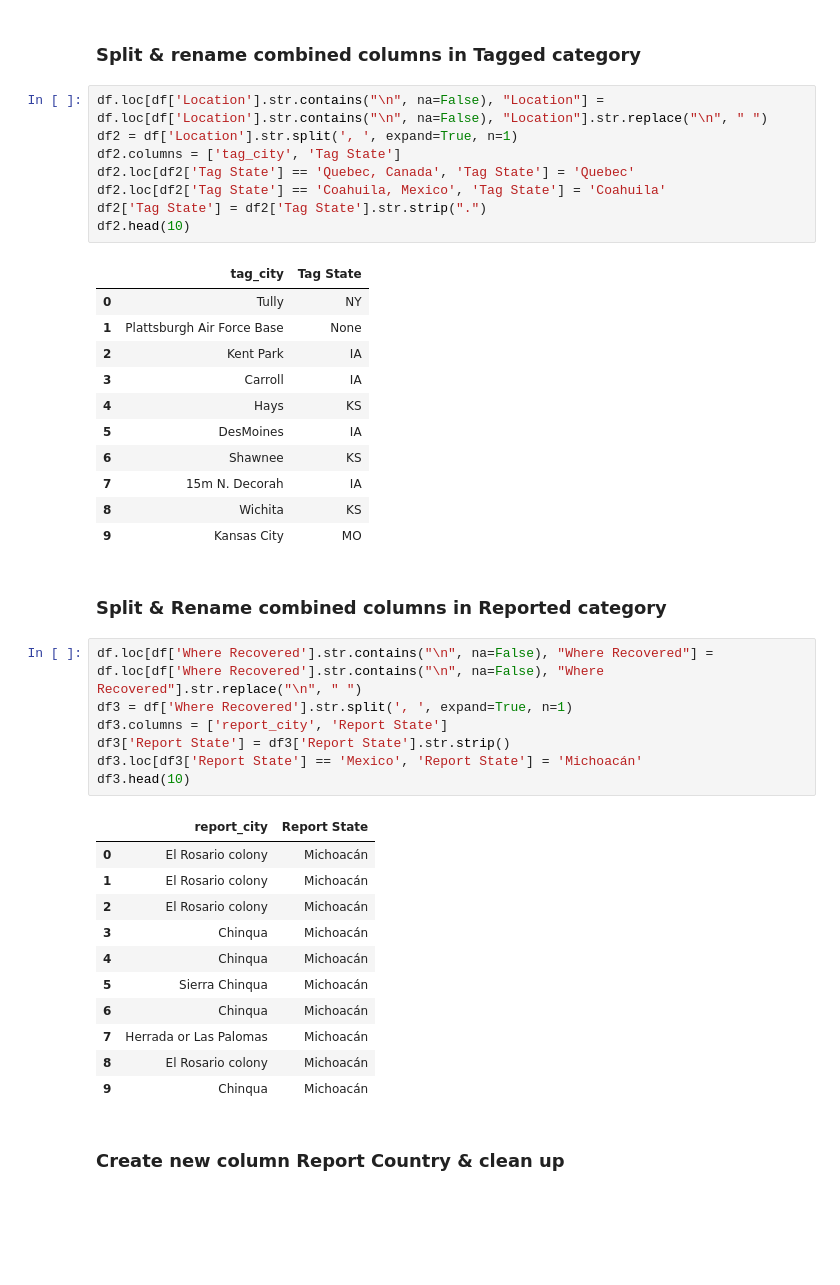
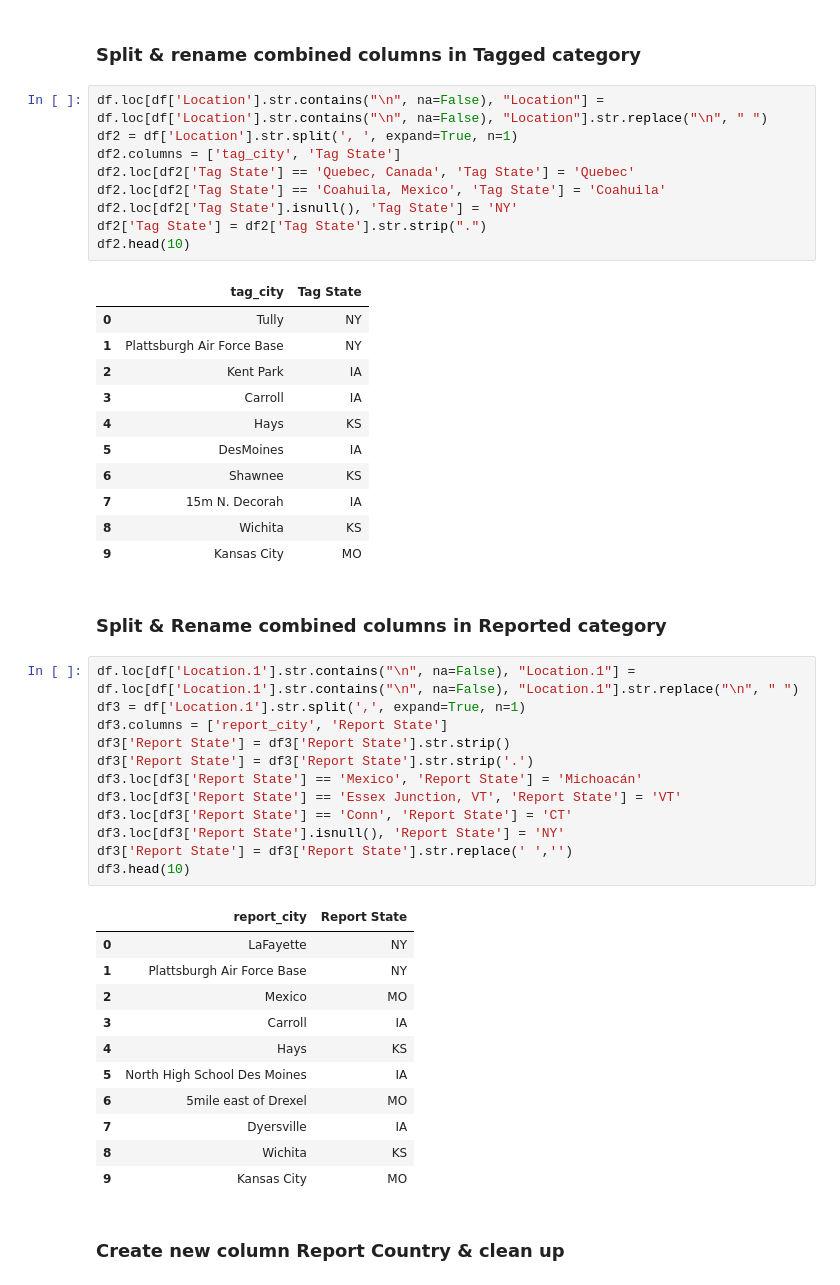
Before and after one commit to ArinkB/Monarchs, a Jupyter notebook: Data/Monarchs_1994_cleanup.ipynb, the cells around one changed output. Cells and saved outputs as stored; diff of their text form; blank space fills up the shorter version.

Commit message:
cleaned report column '94

```diff
--- a/Data/Monarchs_1994_cleanup.ipynb
+++ b/Data/Monarchs_1994_cleanup.ipynb
@@ -63,12 +63,13 @@ df2 = df['Location'].str.split(', ', expand=True, n=1)
 df2.columns = ['tag_city', 'Tag State']
 df2.loc[df2['Tag State'] == 'Quebec, Canada', 'Tag State'] = 'Quebec'
 df2.loc[df2['Tag State'] == 'Coahuila, Mexico', 'Tag State'] = 'Coahuila'
+df2.loc[df2['Tag State'].isnull(), 'Tag State'] = 'NY'
 df2['Tag State'] = df2['Tag State'].str.strip(".")
 df2.head(10)
 # %% [output]
 |  | tag_city | Tag State |
 | 0 | Tully | NY |
-| 1 | Plattsburgh Air Force Base | None |
+| 1 | Plattsburgh Air Force Base | NY |
 | 2 | Kent Park | IA |
 | 3 | Carroll | IA |
 | 4 | Hays | KS |
@@ -80,24 +81,29 @@ df2.head(10)
 # %% [markdown]
 ### Split & Rename combined columns in Reported category
 # %%
-df.loc[df['Where Recovered'].str.contains("\n", na=False), "Where Recovered"] = df.loc[df['Where Recovered'].str.contains("\n", na=False), "Where Recovered"].str.replace("\n", " ")
-df3 = df['Where Recovered'].str.split(', ', expand=True, n=1)
+df.loc[df['Location.1'].str.contains("\n", na=False), "Location.1"] = df.loc[df['Location.1'].str.contains("\n", na=False), "Location.1"].str.replace("\n", " ")
+df3 = df['Location.1'].str.split(',', expand=True, n=1)
 df3.columns = ['report_city', 'Report State']
 df3['Report State'] = df3['Report State'].str.strip()
+df3['Report State'] = df3['Report State'].str.strip('.')
 df3.loc[df3['Report State'] == 'Mexico', 'Report State'] = 'Michoacán'
+df3.loc[df3['Report State'] == 'Essex Junction, VT', 'Report State'] = 'VT'
+df3.loc[df3['Report State'] == 'Conn', 'Report State'] = 'CT'
+df3.loc[df3['Report State'].isnull(), 'Report State'] = 'NY'
+df3['Report State'] = df3['Report State'].str.replace(' ','')
 df3.head(10)
 # %% [output]
 |  | report_city | Report State |
-| 0 | El Rosario colony | Michoacán |
-| 1 | El Rosario colony | Michoacán |
-| 2 | El Rosario colony | Michoacán |
-| 3 | Chinqua | Michoacán |
-| 4 | Chinqua | Michoacán |
-| 5 | Sierra Chinqua | Michoacán |
-| 6 | Chinqua | Michoacán |
-| 7 | Herrada or Las Palomas | Michoacán |
-| 8 | El Rosario colony | Michoacán |
-| 9 | Chinqua | Michoacán |
+| 0 | LaFayette | NY |
+| 1 | Plattsburgh Air Force Base | NY |
+| 2 | Mexico | MO |
+| 3 | Carroll | IA |
+| 4 | Hays | KS |
+| 5 | North High School Des Moines | IA |
+| 6 | 5mile east of Drexel | MO |
+| 7 | Dyersville | IA |
+| 8 | Wichita | KS |
+| 9 | Kansas City | MO |
 # %% [markdown]
 ### Create new column Report Country & clean up
 # %%
```
Also changed, not shown: parts of 1 cell of this notebook, 1 other file.
